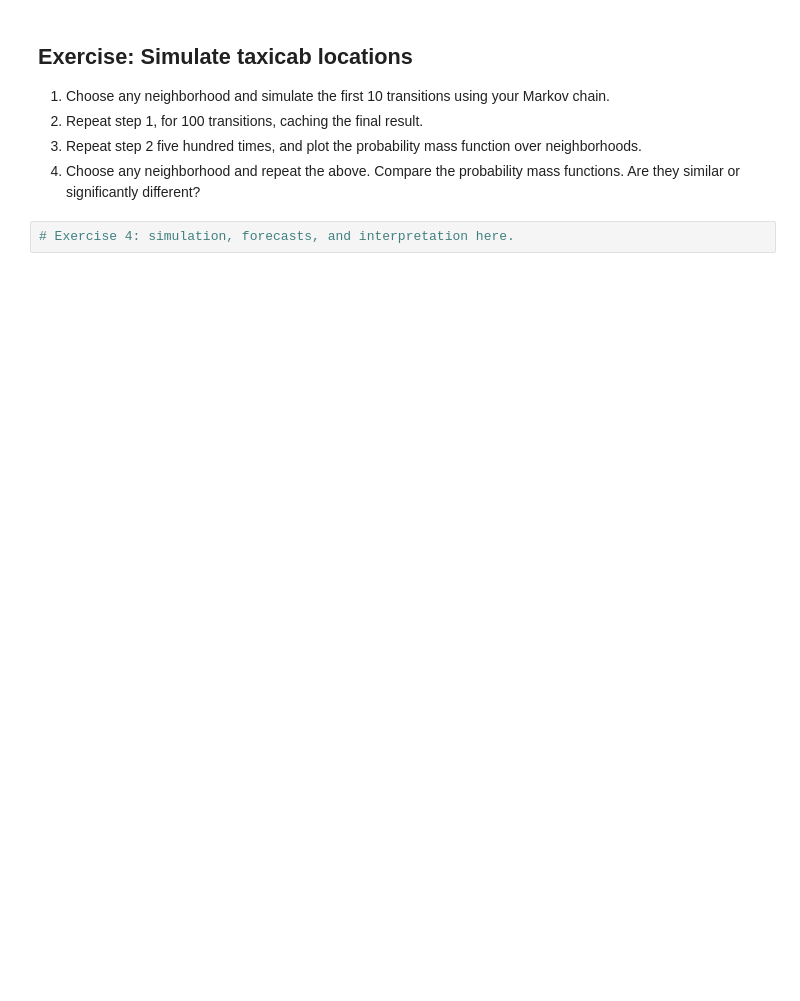
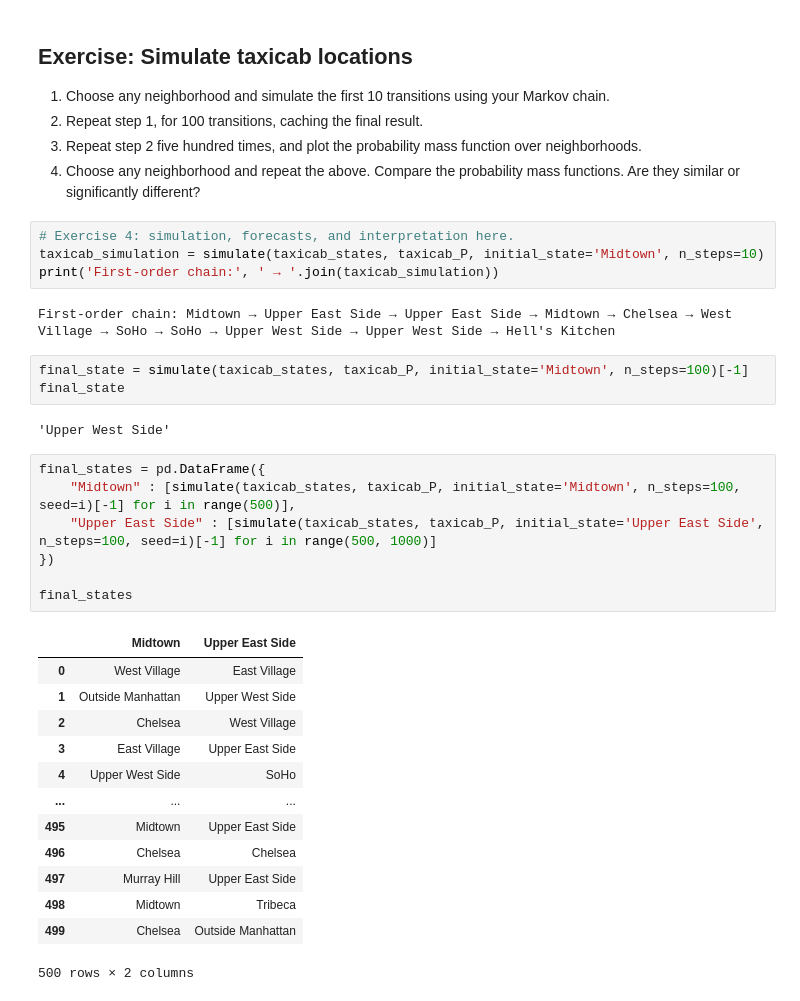
Before and after one commit to wesleyfletcher/UU_F26_templates, a Jupyter notebook: Week10/transitions_and_simulation.ipynb, the cells around one changed output. Drawn from its saved outputs; the diff is of its cells as text; blank space fills up the shorter version.

```diff
--- a/Week10/transitions_and_simulation.ipynb
+++ b/Week10/transitions_and_simulation.ipynb
@@ -433,3 +522,33 @@ print('First-order chain:', ' → '.join(bach_simulation))
 4. Choose any neighborhood and repeat the above. Compare the probability mass functions. Are they similar or significantly different?
 # %%
 # Exercise 4: simulation, forecasts, and interpretation here.
+taxicab_simulation = simulate(taxicab_states, taxicab_P, initial_state='Midtown', n_steps=10)
+print('First-order chain:', ' → '.join(taxicab_simulation))
+# %% [output]
+First-order chain: Midtown → Upper East Side → Upper East Side → Midtown → Chelsea → West Village → SoHo → SoHo → Upper West Side → Upper West Side → Hell's Kitchen
+# %%
+final_state = simulate(taxicab_states, taxicab_P, initial_state='Midtown', n_steps=100)[-1]
+final_state
+# %% [output]
+'Upper West Side'
+# %%
+final_states = pd.DataFrame({
+    "Midtown" : [simulate(taxicab_states, taxicab_P, initial_state='Midtown', n_steps=100, seed=i)[-1] for i in range(500)],
+    "Upper East Side" : [simulate(taxicab_states, taxicab_P, initial_state='Upper East Side', n_steps=100, seed=i)[-1] for i in range(500, 1000)]
+})
+
+final_states
+# %% [output]
+|  | Midtown | Upper East Side |
+| 0 | West Village | East Village |
+| 1 | Outside Manhattan | Upper West Side |
+| 2 | Chelsea | West Village |
+| 3 | East Village | Upper East Side |
+| 4 | Upper West Side | SoHo |
+| ... | ... | ... |
+| 495 | Midtown | Upper East Side |
+| 496 | Chelsea | Chelsea |
+| 497 | Murray Hill | Upper East Side |
+| 498 | Midtown | Tribeca |
+| 499 | Chelsea | Outside Manhattan |
+500 rows × 2 columns
```
Also changed, not shown: parts of 14 cells of this notebook.
